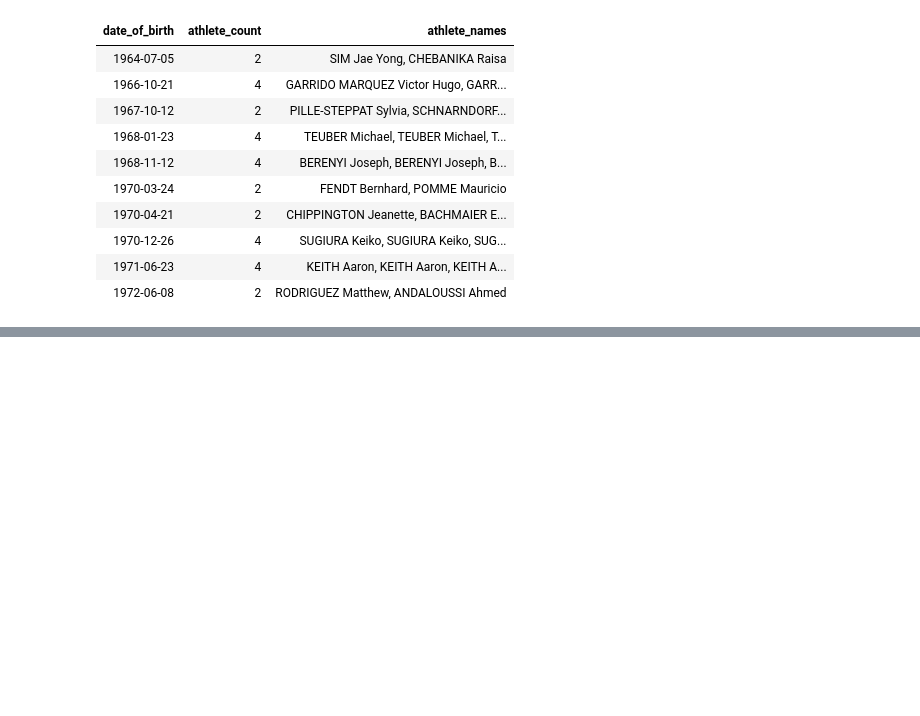
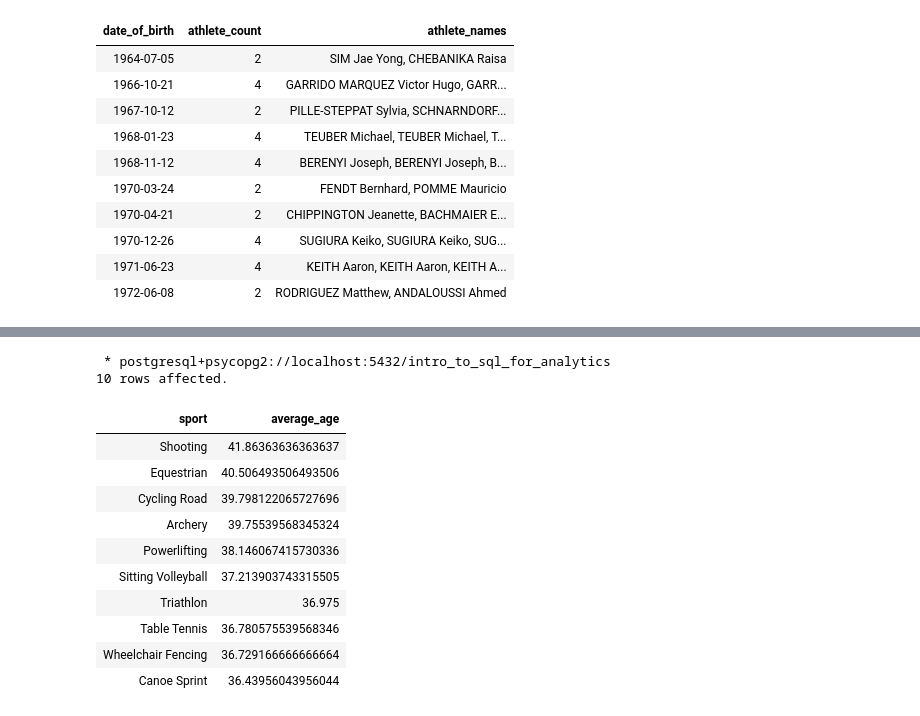
Before and after one commit to JakeOtto/more_sql, a Jupyter notebook: workings.ipynb, the cells around one changed output, grey strips where cells are left out. Cells and saved outputs as stored; diff of their text form; code cells hidden in the pictures; blank space fills up the shorter version.

```diff
--- a/workings.ipynb
+++ b/workings.ipynb
@@ -437,0 +454,27 @@ result = %sql SELECT alias_a.date_of_birth, COUNT(*) AS athlete_count, STRING_AG
+# %%
+%%sql
+SELECT subquery_result.sport, AVG(subquery_result.age) AS average_age
+  FROM (
+    SELECT
+      name,
+      sport,
+      DATE_PART('year', CURRENT_DATE) - DATE_PART('year', date_of_birth) as age
+      FROM athletes
+  ) subquery_result
+  GROUP BY subquery_result.sport
+  ORDER BY average_age DESC
+    LIMIT 10
+# %% [output]
+ * postgresql+psycopg2://localhost:5432/intro_to_sql_for_analytics
+10 rows affected.
+| sport | average_age |
+| Shooting | 41.86363636363637 |
+| Equestrian | 40.506493506493506 |
+| Cycling Road | 39.798122065727696 |
+| Archery | 39.75539568345324 |
+| Powerlifting | 38.146067415730336 |
+| Sitting Volleyball | 37.213903743315505 |
+| Triathlon | 36.975 |
+| Table Tennis | 36.780575539568346 |
+| Wheelchair Fencing | 36.729166666666664 |
+| Canoe Sprint | 36.43956043956044 |
```
Also changed, not shown: parts of 18 cells of this notebook.
